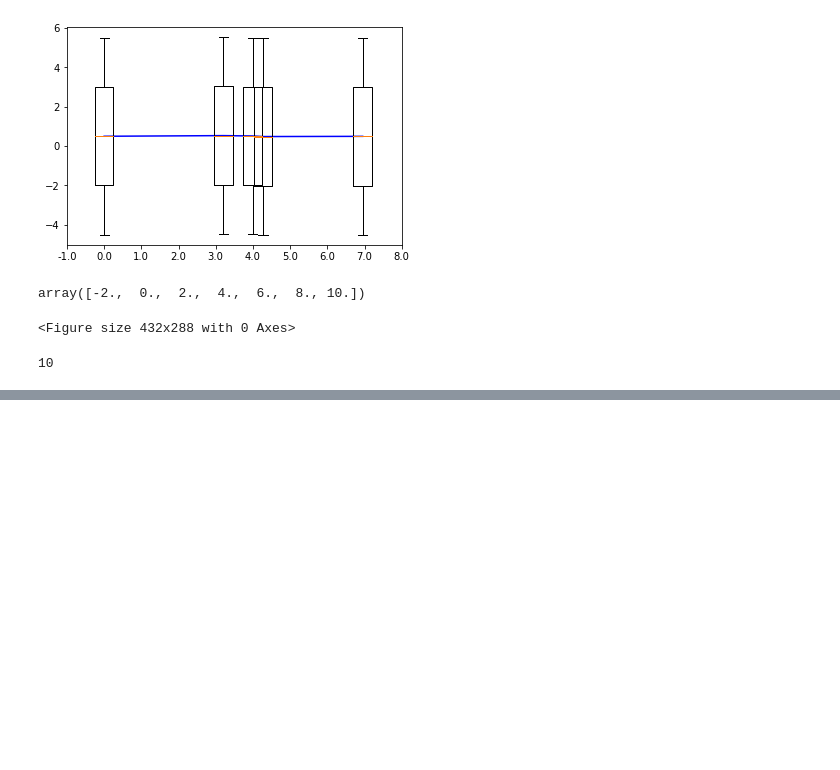
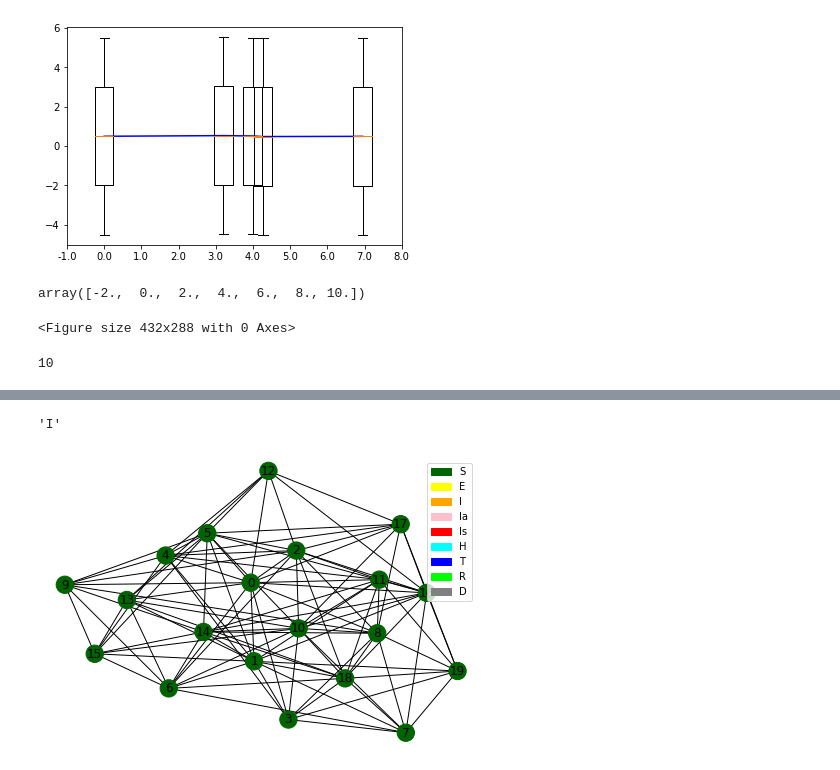
Before and after one commit to andrei-rusu/contact-tracing-model, a Jupyter notebook: RandomExp.ipynb, the cells around one changed output, grey strips where cells are left out. Drawn from its saved outputs; the diff is of its cells as text; code cells hidden in the pictures; blank space fills up the shorter version.

```diff
--- a/RandomExp.ipynb
+++ b/RandomExp.ipynb
@@ -493,0 +537,6 @@ defaultdict(<function __main__.<lambda>()>,
+# %%
+vs[1]
+# %% [output]
+'I'
+# %%
+true = net.get_random(20, 10)
@@ -493,0 +545,4 @@ defaultdict(<function __main__.<lambda>()>,
+# %%
+true.draw()
+# %% [output]
+[figure, added]
```
Also changed, not shown: parts of 33 cells of this notebook, 8 other files.
